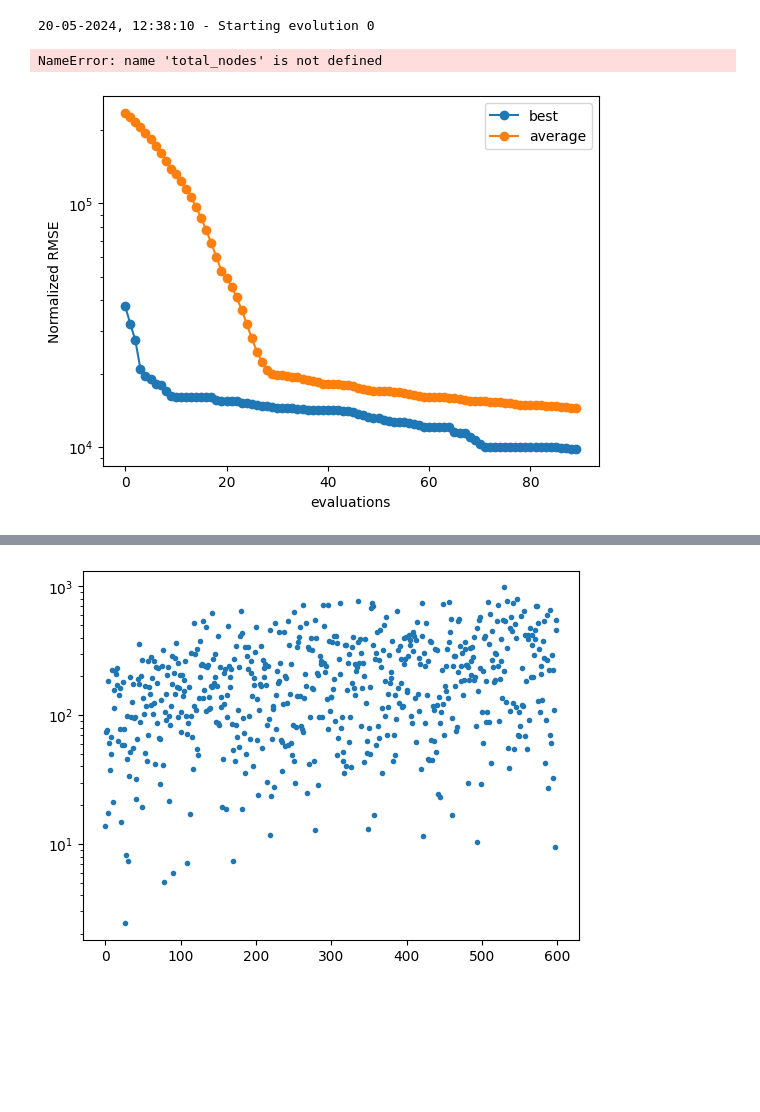
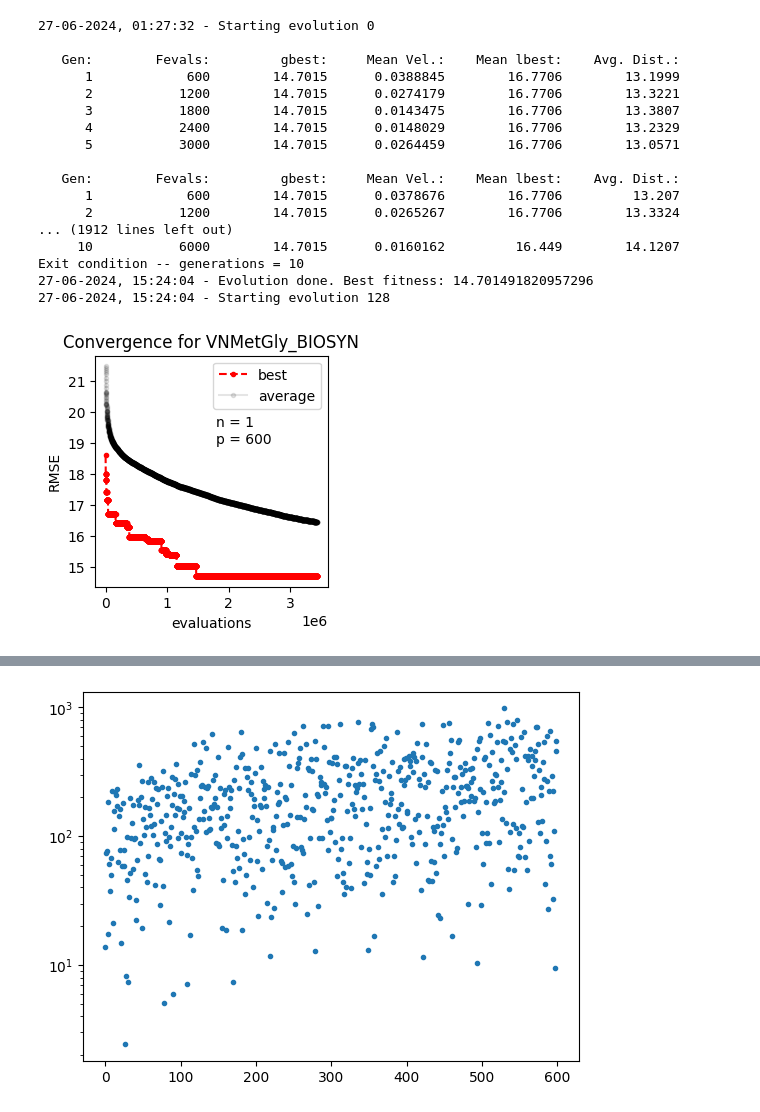
Before and after one commit to carothersresearch/ECFERS, a Jupyter notebook: run_fit_data.ipynb, the cells around one changed output, grey strips where cells are left out. Saved outputs shown, nothing was run; the diff lists cells and outputs as text; code cells hidden in the pictures; blank space fills up the shorter version.

```diff
--- a/run_fit_data.ipynb
+++ b/run_fit_data.ipynb
@@ -119,7 +295,7 @@ algos = []
 pops = []
 replicates = 1
 for i in range(replicates):
-    a = pg.pso_gen(gen=10,omega=0.95, eta1=0.25, eta2=0.25, max_vel=0.01, variant=5, neighb_type=2, neighb_param=4)
+    a = pg.pso_gen(gen=10,omega=0.95, eta1=0.25, eta2=0.25, max_vel=0.1, variant=5, neighb_type=2, neighb_param=4, memory=False)
     # a = pg.gaco(gen=10)
     a.set_bfe(mybfe)
     algo = pg.algorithm(a)
@@ -127,10 +303,9 @@ for i in range(replicates):
     algos.append(algo)
     pops.append(pg.population(train_prob, size = 0))
 # %%
-total_nodes = len(client[:])*10
-
+total_nodes = len(client[:])*1
 for p in pops:
-    xs = np.apply_along_axis(train_myprob._scale, 0, np.array([(np.random.uniform(p/1.5,p*1.5, total_nodes)) for p in p_initial])).T
+    xs = np.apply_along_axis(train_myprob._scale, 0, np.array([(np.random.uniform(p/w,p*w, total_nodes)) for p,w in zip(p_initial,widths)])).T
     fs = udbfe(train_prob,xs.reshape(-1))
     list(map(p.push_back, xs, fs[:,np.newaxis]))
 
@@ -147,14 +322,15 @@ with open('checkpoint_t.dat', 'rb') as file:
 # %%
 import pickle
 now = lambda: datetime.fromtimestamp(datetime.now().timestamp()).strftime("%d-%m-%Y, %H:%M:%S")
-logs = [[] for _ in range(replicates)]
-test_fit = []
-for i in range(100):
+# logs = [[] for _ in range(replicates)]
+# test_fit = []
+for i in range(200):
     print(now() + ' - Starting evolution ' + str(i))
     pops = [a.evolve(p) for a,p in zip(algos,pops)]
+
     print(now() + ' - Evolution done. Best fitness: ' + str(np.min([p.champion_f for p in pops])))
 
-    test_fit.append([[udbfe(test_prob,p.get_x().reshape(-1), mode = 'test')] for p in pops])
+    # test_fit.append([[udbfe(test_prob,p.get_x().reshape(-1), mode = 'test')] for p in pops])
 
     for i,a in enumerate(algos):
         logs[i].append(np.array(a.extract(pg.pso_gen).get_log()))
@@ -165,20 +341,51 @@ for i in range(100):
     with open('checkpoint_t.dat', 'wb') as file:
         pickle.dump(pops, file)
 
+    # # replace the worst 10% of the population with new random individuals, from same distribution as the initial population
+    # for p in pops:
+    #     replace = int(len(p)/10)
+    #     xs = np.apply_along_axis(train_myprob._scale, 0, np.array([(np.random.uniform(p/w,p*w, replace)) for p,w in zip(p_initial,widths)])).T
+    #     fs = udbfe(train_prob,xs.reshape(-1))
+    #     list(map(p.set_xf, np.argsort(p.get_f()[:,0])[-replace:], xs, fs[:,np.newaxis]))
+
+    # udbfe._view.client.purge_everything()
+
     # if np.min([p.champion_f for p in pops]) < prob.extract(SBMLGlobalFit)._residual(result[:,1:].__array__()*(1.055),result[:,1:].__array__()):
     #     break
 # %% [output]
-20-05-2024, 12:38:10 - Starting evolution 0
+27-06-2024, 01:27:32 - Starting evolution 0
+
+   Gen:        Fevals:         gbest:     Mean Vel.:    Mean lbest:    Avg. Dist.:
+      1            600        14.7015      0.0388845        16.7706        13.1999
+      2           1200        14.7015      0.0274179        16.7706        13.3221
+      3           1800        14.7015      0.0143475        16.7706        13.3807
+      4           2400        14.7015      0.0148029        16.7706        13.2329
+      5           3000        14.7015      0.0264459        16.7706        13.0571
+
+   Gen:        Fevals:         gbest:     Mean Vel.:    Mean lbest:    Avg. Dist.:
+      1            600        14.7015      0.0378676        16.7706         13.207
+      2           1200        14.7015      0.0265267        16.7706        13.3324
+... (1912 lines left out)
+     10           6000        14.7015      0.0160162         16.449        14.1207
+Exit condition -- generations = 10
+27-06-2024, 15:24:04 - Evolution done. Best fitness: 14.701491820957296
+27-06-2024, 15:24:04 - Starting evolution 128
 # %%
 results = [np.concatenate(l,axis=0) for l in logs]
-[plt.plot(res[:,2],'o-') for res in results]
-[plt.plot(res[:,4],'o-') for res in results]
-plt.legend(['best','average'])
+plt.figure(figsize=(3,3))
+[plt.plot(np.arange(0,len(res[:,2])*600,600),res[:,2],'.r--', label = 'best') for res in results]
+[plt.plot(np.arange(0,len(res[:,2])*600,600),res[:,4],'.k-', alpha = 0.1, label = 'average') for res in results]
 # plt.xscale('log')
-plt.yscale('log')
-plt.ylabel('Normalized RMSE')
+
+# test_evals = np.arange(1,len(np.squeeze(np.array(test_fit)))*10,10)
+# plt.plot(test_evals, np.squeeze(np.array(test_fit)).mean(axis=1),'or-', alpha = 0.4, label = 'average, test')
+# plt.plot(test_evals, np.squeeze(np.array(test_fit)).min(axis=1),'or-', label = 'best, test')
+
+# plt.yscale('log')
+plt.ylabel('RMSE')
 plt.xlabel('evaluations')
-plt.title('Convergence curve (n=1; p='+str(total_nodes)+') for fitting METABOLISM')
+plt.title('Convergence for VNMetGly_BIOSYN')
+plt.legend()
+plt.text(1800000, 19, 'n = 1 \np = 600');
 # %% [output]
-NameError: name 'total_nodes' is not defined
-[figure, old version]
+[figure, new version]
```
Also changed, not shown: parts of 24 cells of this notebook, 8 other files.
